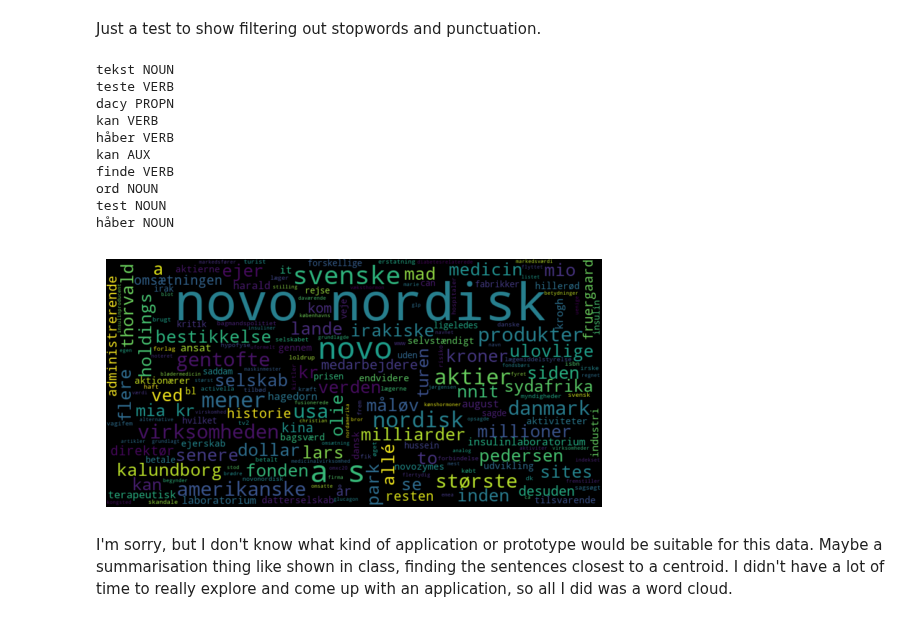
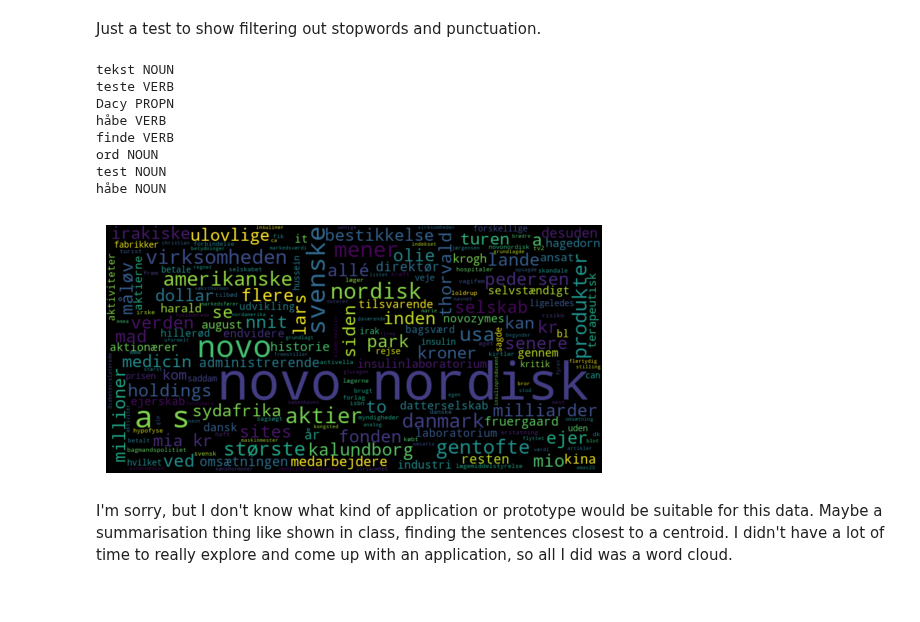
Before and after one commit to KD131/soft-sem1-datascience-sp1, a Jupyter notebook: internship_data.ipynb, the cells around one changed output. Saved outputs shown, nothing was run; the diff lists cells and outputs as text; code cells hidden in the pictures.

Commit message:
slightly better dacy preprocessing

```diff
--- a/internship_data.ipynb
+++ b/internship_data.ipynb
@@ -931,31 +902,31 @@ da_stopwords = nltk.corpus.stopwords.words('danish')
 Just a test to show filtering out stopwords and punctuation.
 # %%
 text = "Det her er noget tekst til at teste, hvad Dacy kan. Jeg håber, at den kan finde ord som 'test' og 'håber'."
-doc = nlp(text.lower())
+doc = nlp(text)
 for token in doc:
-    if token.text not in da_stopwords and token.text not in punctuation:
-        print(token.text, token.pos_)
+    # easier than "token is not in da_stopwords and token not in punctuation"
+    # also means you don't have to lowercase the tokens
+    if not token.is_stop and not token.is_punct:
+        print(token.lemma_, token.pos_)
 # %% [output]
 tekst NOUN
 teste VERB
-dacy PROPN
-kan VERB
-håber VERB
-kan AUX
+Dacy PROPN
+håbe VERB
 finde VERB
 ord NOUN
 test NOUN
-håber NOUN
+håbe NOUN
 # %%
 from wordcloud import WordCloud
 # %%
-wordcloud = WordCloud(width=800, height=400, stopwords=da_stopwords).generate(pages['Novo Nordisk'].content.lower())
+wordcloud = WordCloud(width=800, height=400, stopwords=da_stopwords).generate(pages['Novo Nordisk'].lower())
 plt.figure()
 plt.imshow(wordcloud, interpolation="bilinear")
 plt.axis("off")
 plt.show()
 # %% [output]
-[figure, old version]
+[figure, new version]
 # %% [markdown]
 I'm sorry, but I don't know what kind of application or prototype would be suitable for this data. Maybe a summarisation thing like shown in class, finding the sentences closest to a centroid. I didn't have a lot of time to really explore and come up with an application, so all I did was a word cloud.
 # %% [markdown]
```
Also changed, not shown: parts of 2 cells of this notebook.
